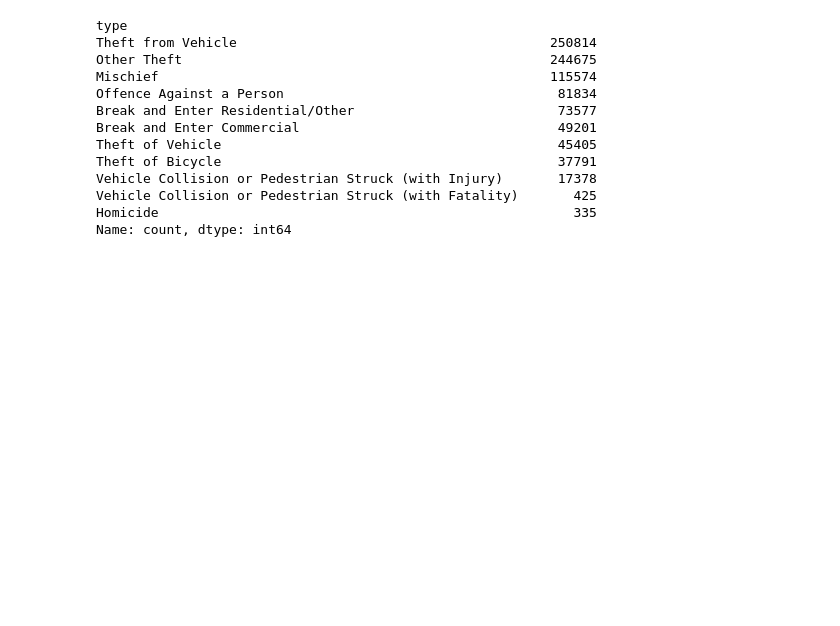
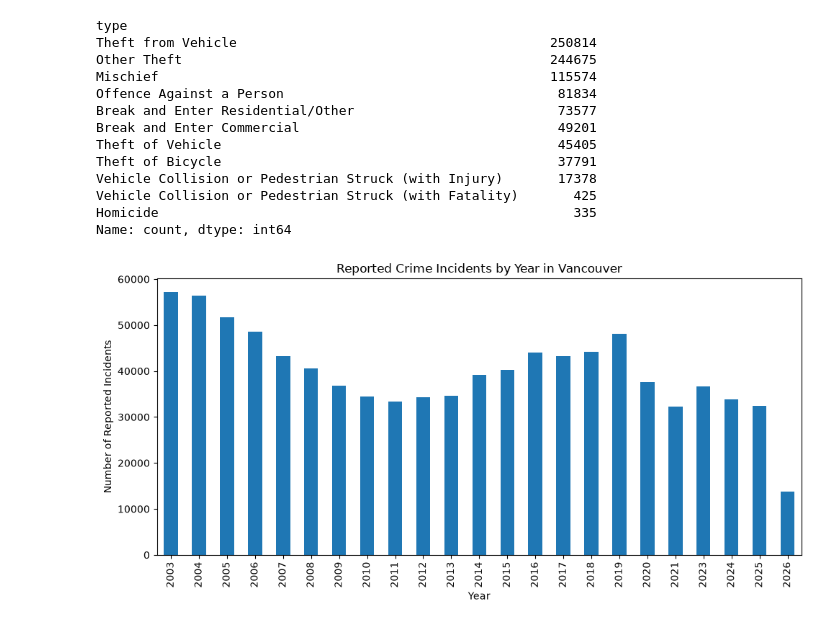
Before and after one commit to cyoon3232/data-projects, a Jupyter notebook: vancouver-crime-analytics/notebooks/02_analysis1.ipynb, the cells around one changed output. Cells and saved outputs as stored; diff of their text form; code cells hidden in the pictures; blank space fills up the shorter version.

Commit message:
Crime by year plot

```diff
--- a/vancouver-crime-analytics/notebooks/02_analysis1.ipynb
+++ b/vancouver-crime-analytics/notebooks/02_analysis1.ipynb
@@ -52,3 +52,16 @@ Vehicle Collision or Pedestrian Struck (with Injury)       17378
 Vehicle Collision or Pedestrian Struck (with Fatality)       425
 Homicide                                                     335
 Name: count, dtype: int64
+# %%
+crime_by_year = df.groupby("year").size()
+
+plt.figure(figsize = (10, 5))
+crime_by_year.plot(kind = "bar")
+plt.title("Reported Crime Incidents by Year in Vancouver")
+plt.xlabel("Year")
+plt.ylabel("Number of Reported Incidents")
+plt.tight_layout()
+plt.savefig("../results/figures/incidents_by_year.png", dpi = 300)
+plt.show()
+# %% [output]
+[figure, added]
```
Also changed, not shown: 2 other files.
